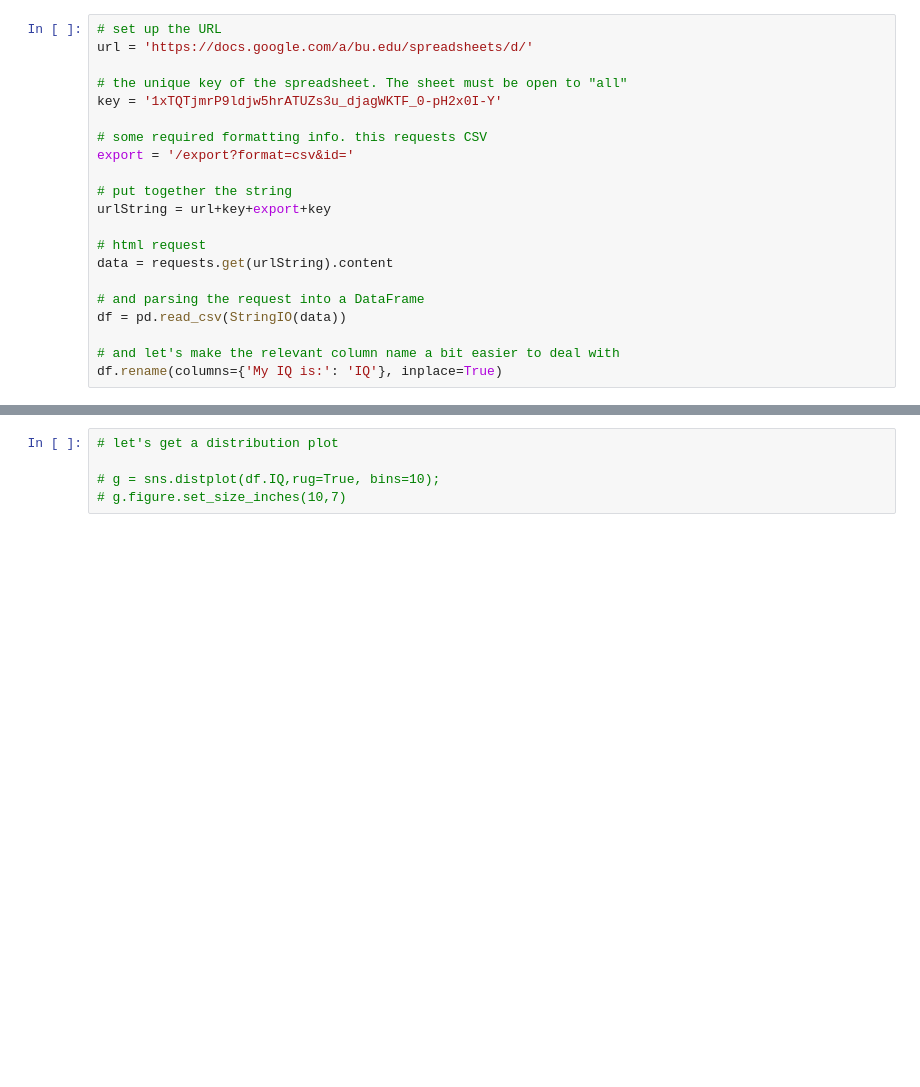
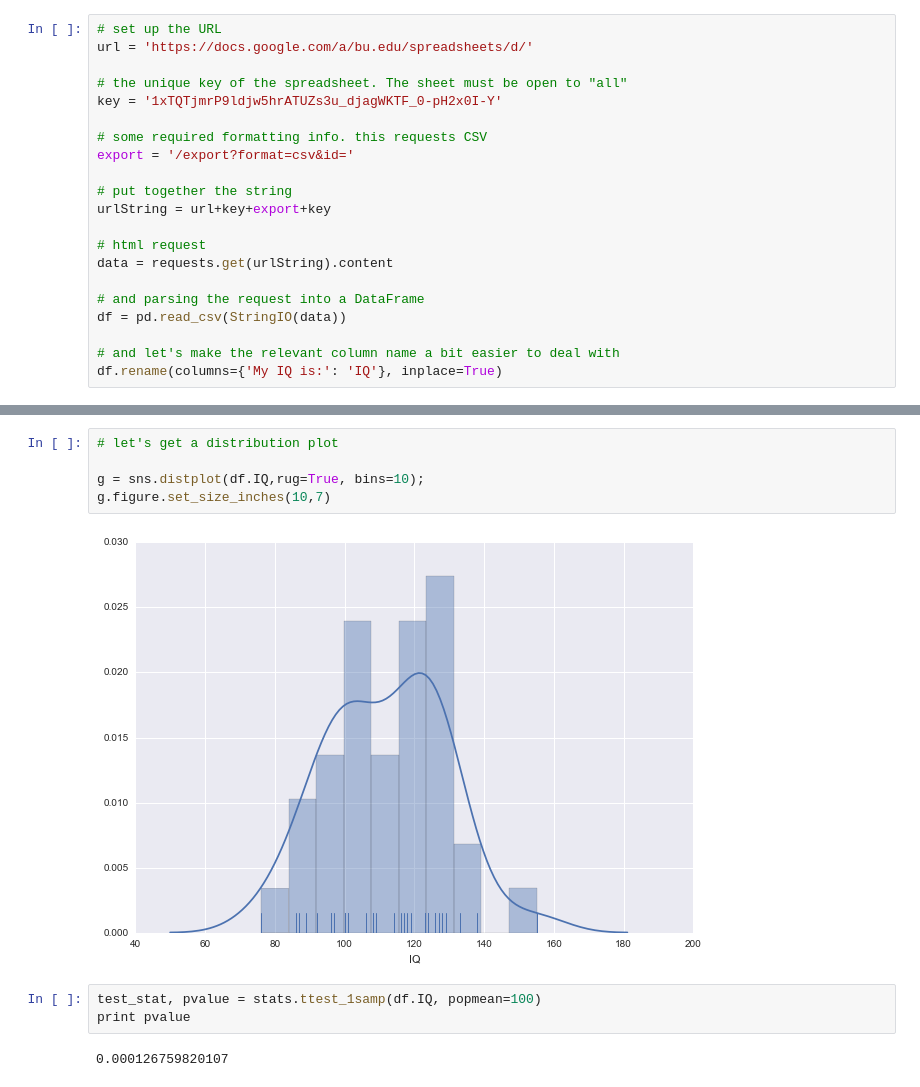
Before and after one commit to johnjfox/Analytic_Enterprise, a Jupyter notebook: slides/03c_IQ_Test_Analysis.ipynb, the cells around one changed output, grey strips where cells are left out. Cells and saved outputs as stored; diff of their text form; blank space fills up the shorter version.

```diff
--- a/slides/03c_IQ_Test_Analysis.ipynb
+++ b/slides/03c_IQ_Test_Analysis.ipynb
@@ -207,5 +248,12 @@ df.describe()
 # %%
 # let's get a distribution plot
 
-# g = sns.distplot(df.IQ,rug=True, bins=10);
-# g.figure.set_size_inches(10,7)
+g = sns.distplot(df.IQ,rug=True, bins=10);
+g.figure.set_size_inches(10,7)
+# %% [output]
+[figure, added]
+# %%
+test_stat, pvalue = stats.ttest_1samp(df.IQ, popmean=100)
+print pvalue
+# %% [output]
+0.000126759820107
```
Also changed, not shown: parts of 8 cells of this notebook, 2 other files.
